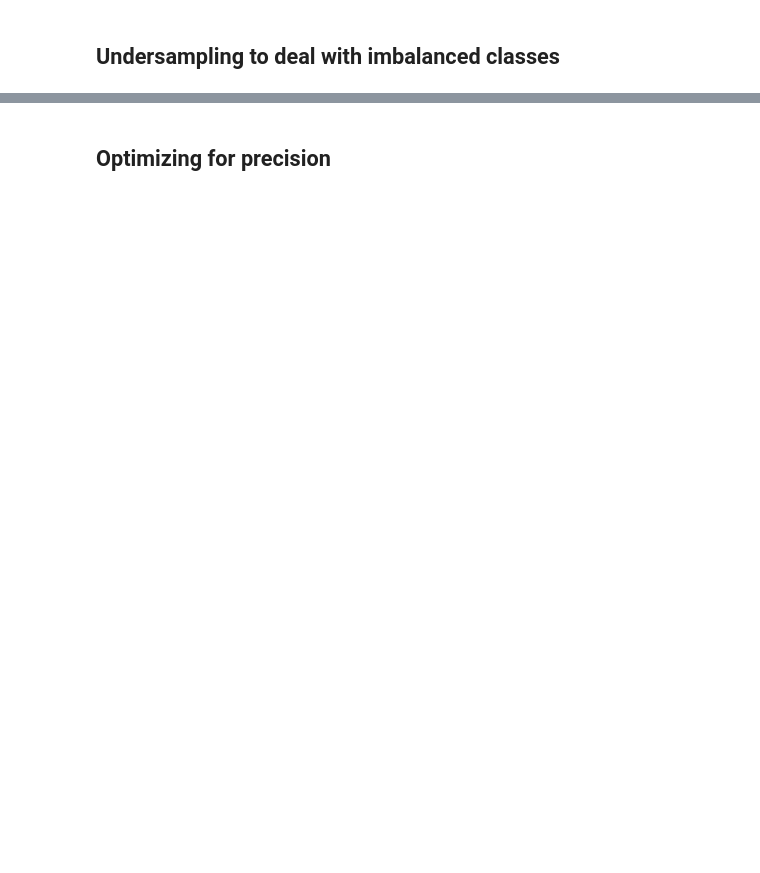
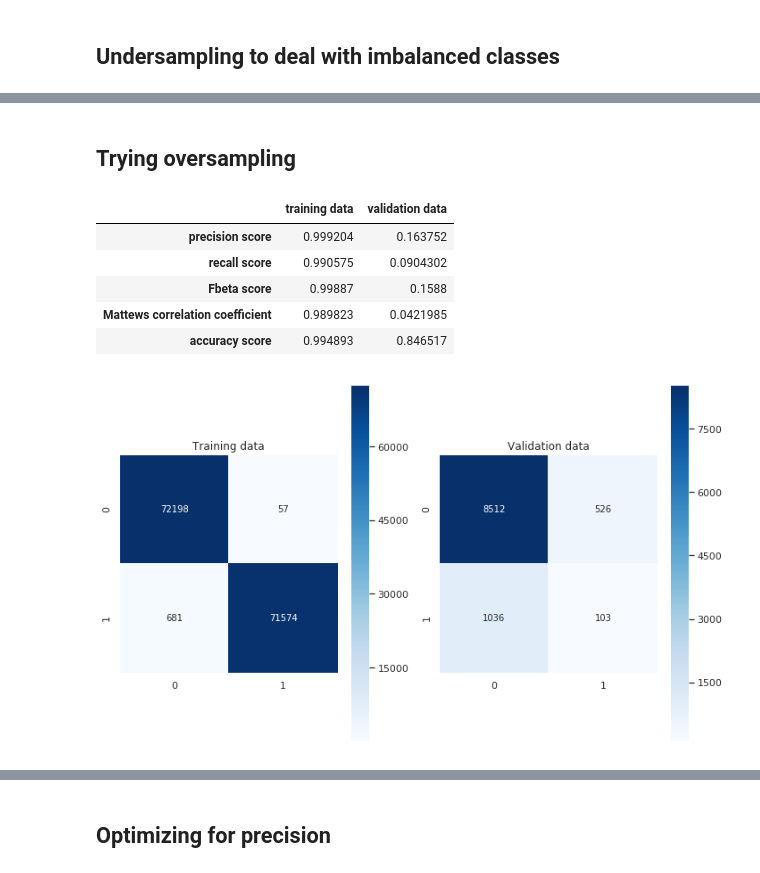
Before and after one commit to pavelzimin/hospital_readmission, a Jupyter notebook: 03_Hospital_Readmission_Machine_Learning.ipynb, the cells around one changed output, grey strips where cells are left out. Drawn from its saved outputs; the diff is of its cells as text; code cells hidden in the pictures; blank space fills up the shorter version.

```diff
--- a/03_Hospital_Readmission_Machine_Learning.ipynb
+++ b/03_Hospital_Readmission_Machine_Learning.ipynb
@@ -115,0 +151,15 @@ precision_score(y_hold1, clf.predict(X_hold1))
+# %% [markdown]
+## Trying oversampling
+# %%
+X_smote, y_smote = SMOTE(random_state=42).fit_resample(np.concatenate((X_train, X_hold1)), np.concatenate((y_train, y_hold1)))
+clf_smote = RandomForestClassifier(n_jobs=-1, random_state=42)
+clf_smote.fit(X_smote, y_smote)
+test_model(X_smote, y_smote, X_hold2, y_hold2, clf_smote)
+# %% [output]
+|  | training data | validation data |
+| precision score | 0.999204 | 0.163752 |
+| recall score | 0.990575 | 0.0904302 |
+| Fbeta score | 0.99887 | 0.1588 |
+| Mattews correlation coefficient | 0.989823 | 0.0421985 |
+| accuracy score | 0.994893 | 0.846517 |
+[figure, added]
```
Also changed, not shown: parts of 152 cells of this notebook.
